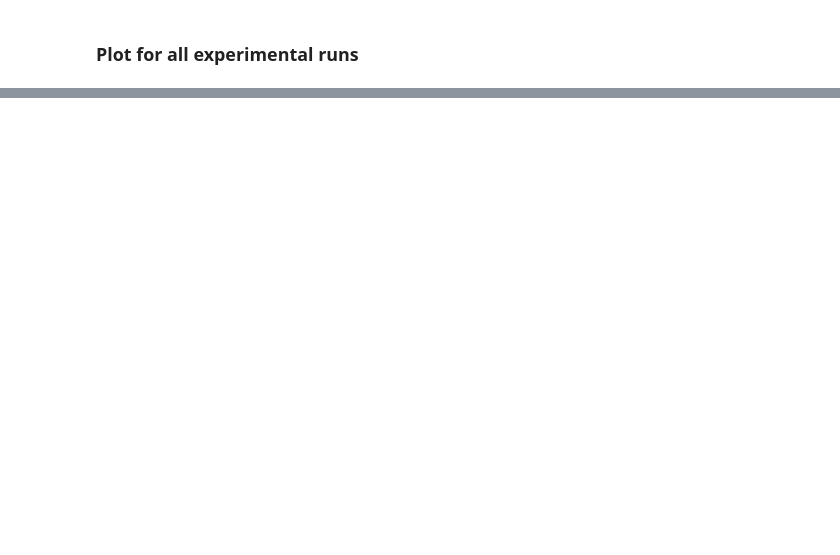
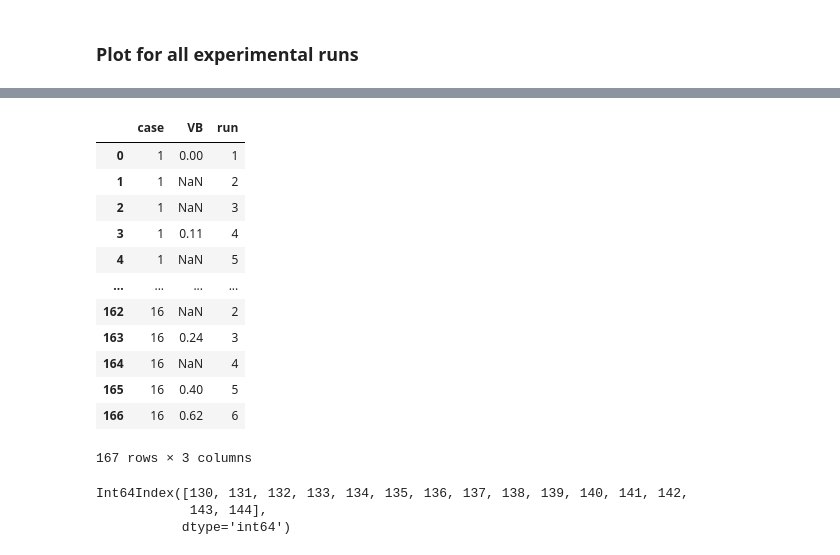
Before and after one commit to Subhigupta/Anomaly-Detection-NASA-Milling-Dataset, a Jupyter notebook: Exploring dataset.ipynb, the cells around one changed output, grey strips where cells are left out. Saved outputs shown, nothing was run; the diff lists cells and outputs as text; code cells hidden in the pictures; blank space fills up the shorter version.

```diff
--- a/Exploring dataset.ipynb
+++ b/Exploring dataset.ipynb
@@ -187,0 +254,23 @@ KeyboardInterrupt:
+# %%
+sensor_fields=fields[7:13]
+
+run_field=fields[1]
+run_array=[]
+for iter in range(167):
+    run_array.append(mill_data[0,iter][run_field][0][0])
+
+dict['run']=run_array
+data=pd.DataFrame(dict)
+
+num_runs=data[data['case']==13]['run']
+indexes=data[data['case']==13].index
+
+for sensor in sensor_fields:
+    fig, ax = plt.subplots()
+    count=0
+    for index in indexes:
+        count=count+1
+        ax.plot(mill_data[0,index][sensor], label=f"{sensor} Run {count}")
+        plt.legend()
+
+    plt.savefig(f"plot_case 13_{sensor}.png")
@@ -187,0 +284,23 @@ KeyboardInterrupt:
+# %%
+data
+# %% [output]
+|  | case | VB | run |
+| 0 | 1 | 0.00 | 1 |
+| 1 | 1 | NaN | 2 |
+| 2 | 1 | NaN | 3 |
+| 3 | 1 | 0.11 | 4 |
+| 4 | 1 | NaN | 5 |
+| ... | ... | ... | ... |
+| 162 | 16 | NaN | 2 |
+| 163 | 16 | 0.24 | 3 |
+| 164 | 16 | NaN | 4 |
+| 165 | 16 | 0.40 | 5 |
+| 166 | 16 | 0.62 | 6 |
+167 rows × 3 columns
+# %%
+indexes=data[data['case']==13].index
+indexes
+# %% [output]
+Int64Index([130, 131, 132, 133, 134, 135, 136, 137, 138, 139, 140, 141, 142,
+            143, 144],
+           dtype='int64')
```
Also changed, not shown: parts of 12 cells of this notebook, 5 other files.
